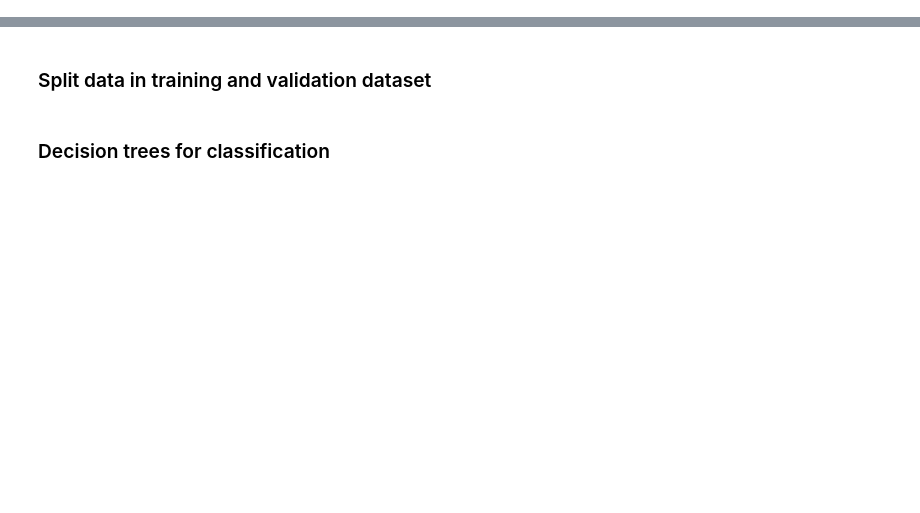
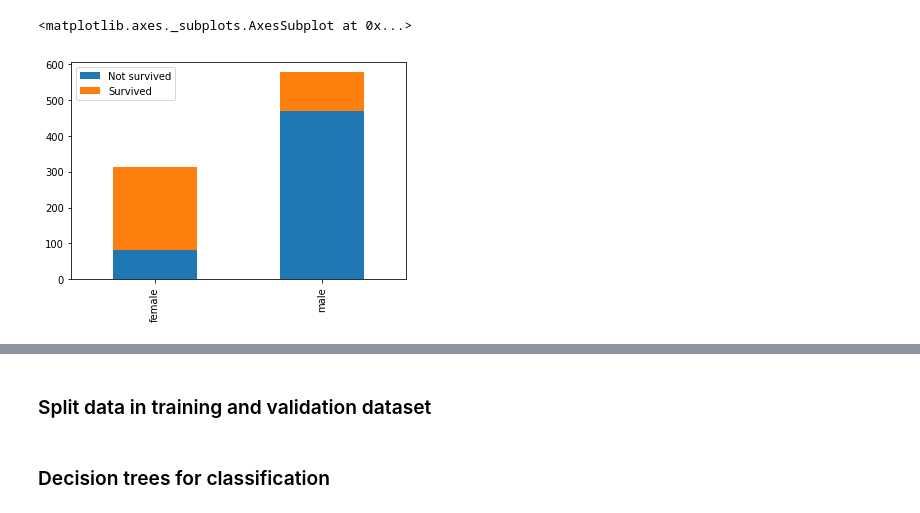
Before and after one commit to asakhnenko/ML-finger-exercises, a Jupyter notebook: Titanic.ipynb, the cells around one changed output, grey strips where cells are left out. Cells and saved outputs as stored; diff of their text form; code cells hidden in the pictures; blank space fills up the shorter version.

```diff
--- a/Titanic.ipynb
+++ b/Titanic.ipynb
@@ -18,0 +37,11 @@ dataset.head(3)
+# %%
+tmp = pd.DataFrame((dataset.groupby(['Sex','Survived'], as_index=False).count()))
+index = ['female', 'male']
+
+tb = pd.DataFrame({'Survived': tmp[tmp['Survived']==1]['Age'].values,
+                  'Not survived': tmp[tmp['Survived']==0]['Age'].values},
+                 index=index)
+tb.plot.bar(stacked=True)
+# %% [output]
+<matplotlib.axes._subplots.AxesSubplot at 0x...>
+[figure, added]
```
Also changed, not shown: parts of 10 cells of this notebook.
